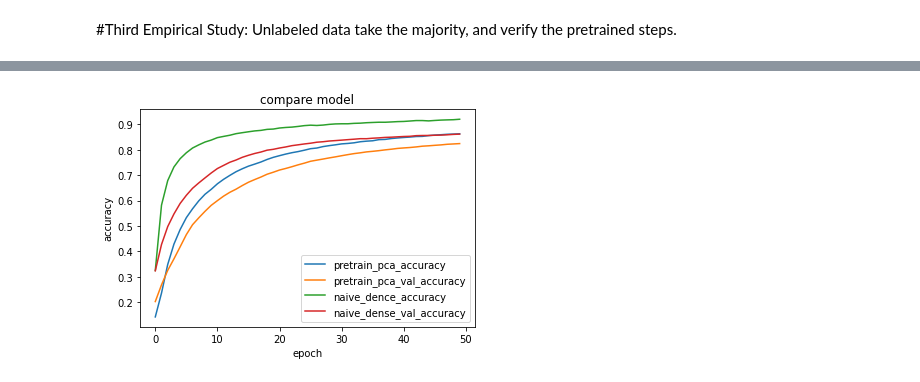
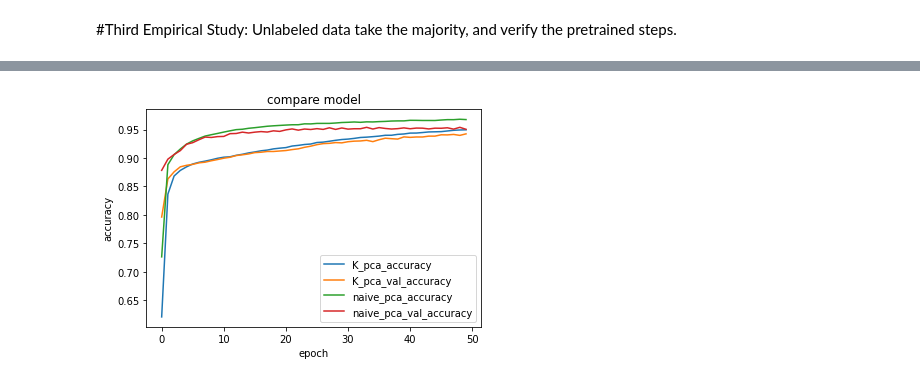
Before and after one commit to superp0tat0/PlayGround, a Jupyter notebook: MNIST_Spectural_Features.ipynb, the cells around one changed output, grey strips where cells are left out. Drawn from its saved outputs; the diff is of its cells as text; code cells hidden in the pictures.

```diff
--- a/MNIST_Spectural_Features.ipynb
+++ b/MNIST_Spectural_Features.ipynb
@@ -305,0 +300,4 @@ plt.tight_layout()
+# %%
+#Do the PCA here
+obj_pca_naive = PCA(n_components=32)
+obj_pca_naive.fit(X_label_Flatten)
@@ -306,5 +307,5 @@ plt.tight_layout()
 # %%
-new_X_train_unlabel = X_label_Flatten @ obj_pca1.components_.T #Map the unlabel PCs with the labeled dataset
-new_X_test = X_test_Flatten @ obj_pca1.components_.T
-print(new_X_train_unlabel.shape)
+new_X_train = X_label_Flatten @ obj_pca_naive.components_.T #Map the unlabel PCs with the labeled dataset
+print(new_X_train.shape)
+print(transformed_X.shape)
 # %% [output]
@@ -312,3 +314,3 @@ print(new_X_train_unlabel.shape)
 # %%
-pretrain_pca = build_model_single_dense(32)
-pretrain_pca_history = pretrain_pca.fit(x=new_X_train_unlabel, y = Y_label, epochs=50, steps_per_epoch=20, validation_data=(new_X_test, Y_test))
+K_pca = build_model_single_dense(32)
+Kpca_history = K_pca.fit(x=transformed_X, y=Y_label, epochs=50, validation_split=0.2)
@@ -315,3 +335,3 @@ pretrain_pca_history = pretrain_pca.fit(x=new_X_train_unlabel, y = Y_label, epoc
 # %%
-naive_dense = build_model_single_dense(32)
-naive_dense_history = naive_dense.fit(x=X_label_Flatten, y = Y_label, epochs=50, steps_per_epoch=20, validation_data=(X_test_Flatten, Y_test))
+naive_pca = build_model_single_dense(32)
+naive_pca_history = naive_pca.fit(x=new_X_train, y=Y_label, epochs=50, validation_split=0.2)
@@ -318,16 +356,16 @@ naive_dense_history = naive_dense.fit(x=X_label_Flatten, y = Y_label, epochs=50,
 # %%
 %matplotlib inline
-plt.plot(pretrain_pca_history.history['accuracy'])
-plt.plot(pretrain_pca_history.history['val_accuracy'])
-plt.plot(naive_dense_history.history['accuracy'])
-plt.plot(naive_dense_history.history['val_accuracy'])
+plt.plot(Kpca_history.history['accuracy'])
+plt.plot(Kpca_history.history['val_accuracy'])
+plt.plot(naive_pca_history.history['accuracy'])
+plt.plot(naive_pca_history.history['val_accuracy'])
 plt.title('compare model')
 plt.ylabel('accuracy')
 plt.xlabel('epoch')
-plt.legend(['pretrain_pca_accuracy', 'pretrain_pca_val_accuracy', 'naive_dence_accuracy', 'naive_dense_val_accuracy'], loc='lower right')
+plt.legend(['K_pca_accuracy', 'K_pca_val_accuracy', 'naive_pca_accuracy', 'naive_pca_val_accuracy'], loc='lower right')
 plt.show()
 # %% [output]
-[figure, old version]
+[figure, new version]
 # %%
 X_random_train = unlabel_X.reshape(48000, 28, 28, 1)
 X_test = X_test.reshape(10000, 28, 28, 1)
```
Also changed, not shown: parts of 13 cells of this notebook.
